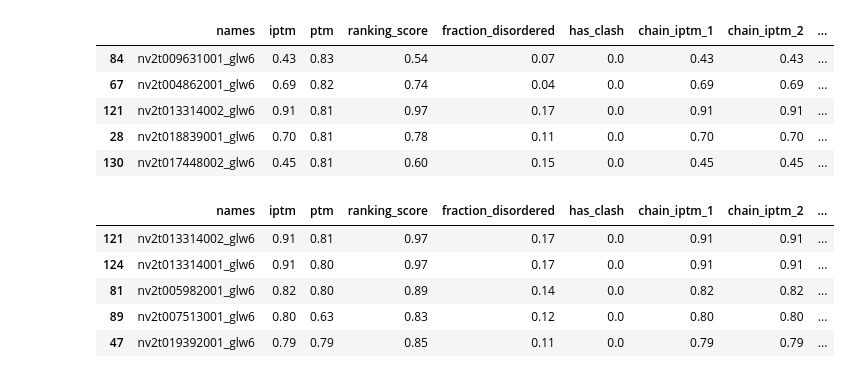
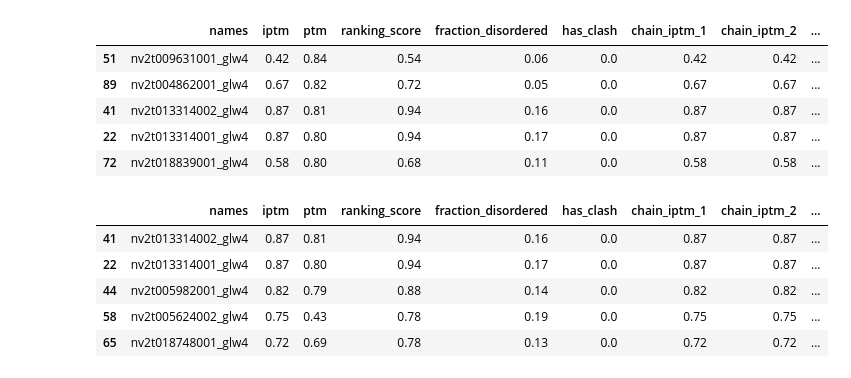
Before and after one commit to jonazhu/nematostella_protpred, a Jupyter notebook: extract/get_fold_results.ipynb, the cells around one changed output. Cells and saved outputs as stored; diff of their text form; code cells hidden in the pictures.

```diff
--- a/extract/get_fold_results.ipynb
+++ b/extract/get_fold_results.ipynb
@@ -119,22 +119,22 @@ results.to_csv("results_GLW6.csv")
 # %%
 results_sorted = results.sort_values(by=["ptm", "iptm"], ascending=False)
-results_sorted.to_csv("sorted_results_GLW6.csv")
+results_sorted.to_csv("sorted_results_GLW4.csv")
 results_sorted.head()
 # %% [output]
 |  | names | iptm | ptm | ranking_score | fraction_disordered | has_clash | chain_iptm_1 | chain_iptm_2 | ... |
-| 84 | nv2t009631001_glw6 | 0.43 | 0.83 | 0.54 | 0.07 | 0.0 | 0.43 | 0.43 | ... |
-| 67 | nv2t004862001_glw6 | 0.69 | 0.82 | 0.74 | 0.04 | 0.0 | 0.69 | 0.69 | ... |
-| 121 | nv2t013314002_glw6 | 0.91 | 0.81 | 0.97 | 0.17 | 0.0 | 0.91 | 0.91 | ... |
-| 28 | nv2t018839001_glw6 | 0.70 | 0.81 | 0.78 | 0.11 | 0.0 | 0.70 | 0.70 | ... |
-| 130 | nv2t017448002_glw6 | 0.45 | 0.81 | 0.60 | 0.15 | 0.0 | 0.45 | 0.45 | ... |
+| 51 | nv2t009631001_glw4 | 0.42 | 0.84 | 0.54 | 0.06 | 0.0 | 0.42 | 0.42 | ... |
+| 89 | nv2t004862001_glw4 | 0.67 | 0.82 | 0.72 | 0.05 | 0.0 | 0.67 | 0.67 | ... |
+| 41 | nv2t013314002_glw4 | 0.87 | 0.81 | 0.94 | 0.16 | 0.0 | 0.87 | 0.87 | ... |
+| 22 | nv2t013314001_glw4 | 0.87 | 0.80 | 0.94 | 0.17 | 0.0 | 0.87 | 0.87 | ... |
+| 72 | nv2t018839001_glw4 | 0.58 | 0.80 | 0.68 | 0.11 | 0.0 | 0.58 | 0.58 | ... |
 # %%
 results_iptm_sorted = results.sort_values(by=["iptm", "ptm"], ascending=False)
-results_iptm_sorted.to_csv("sorted_iptm_results_GLW6.csv")
+results_iptm_sorted.to_csv("sorted_iptm_results_GLW4.csv")
 results_iptm_sorted.head()
 # %% [output]
 |  | names | iptm | ptm | ranking_score | fraction_disordered | has_clash | chain_iptm_1 | chain_iptm_2 | ... |
-| 121 | nv2t013314002_glw6 | 0.91 | 0.81 | 0.97 | 0.17 | 0.0 | 0.91 | 0.91 | ... |
-| 124 | nv2t013314001_glw6 | 0.91 | 0.80 | 0.97 | 0.17 | 0.0 | 0.91 | 0.91 | ... |
-| 81 | nv2t005982001_glw6 | 0.82 | 0.80 | 0.89 | 0.14 | 0.0 | 0.82 | 0.82 | ... |
-| 89 | nv2t007513001_glw6 | 0.80 | 0.63 | 0.83 | 0.12 | 0.0 | 0.80 | 0.80 | ... |
-| 47 | nv2t019392001_glw6 | 0.79 | 0.79 | 0.85 | 0.11 | 0.0 | 0.79 | 0.79 | ... |
+| 41 | nv2t013314002_glw4 | 0.87 | 0.81 | 0.94 | 0.16 | 0.0 | 0.87 | 0.87 | ... |
+| 22 | nv2t013314001_glw4 | 0.87 | 0.80 | 0.94 | 0.17 | 0.0 | 0.87 | 0.87 | ... |
+| 44 | nv2t005982001_glw4 | 0.82 | 0.79 | 0.88 | 0.14 | 0.0 | 0.82 | 0.82 | ... |
+| 58 | nv2t005624002_glw4 | 0.75 | 0.43 | 0.78 | 0.19 | 0.0 | 0.75 | 0.75 | ... |
+| 65 | nv2t018748001_glw4 | 0.72 | 0.69 | 0.78 | 0.13 | 0.0 | 0.72 | 0.72 | ... |
```
Also changed, not shown: parts of 3 cells of this notebook, 38 other files.
